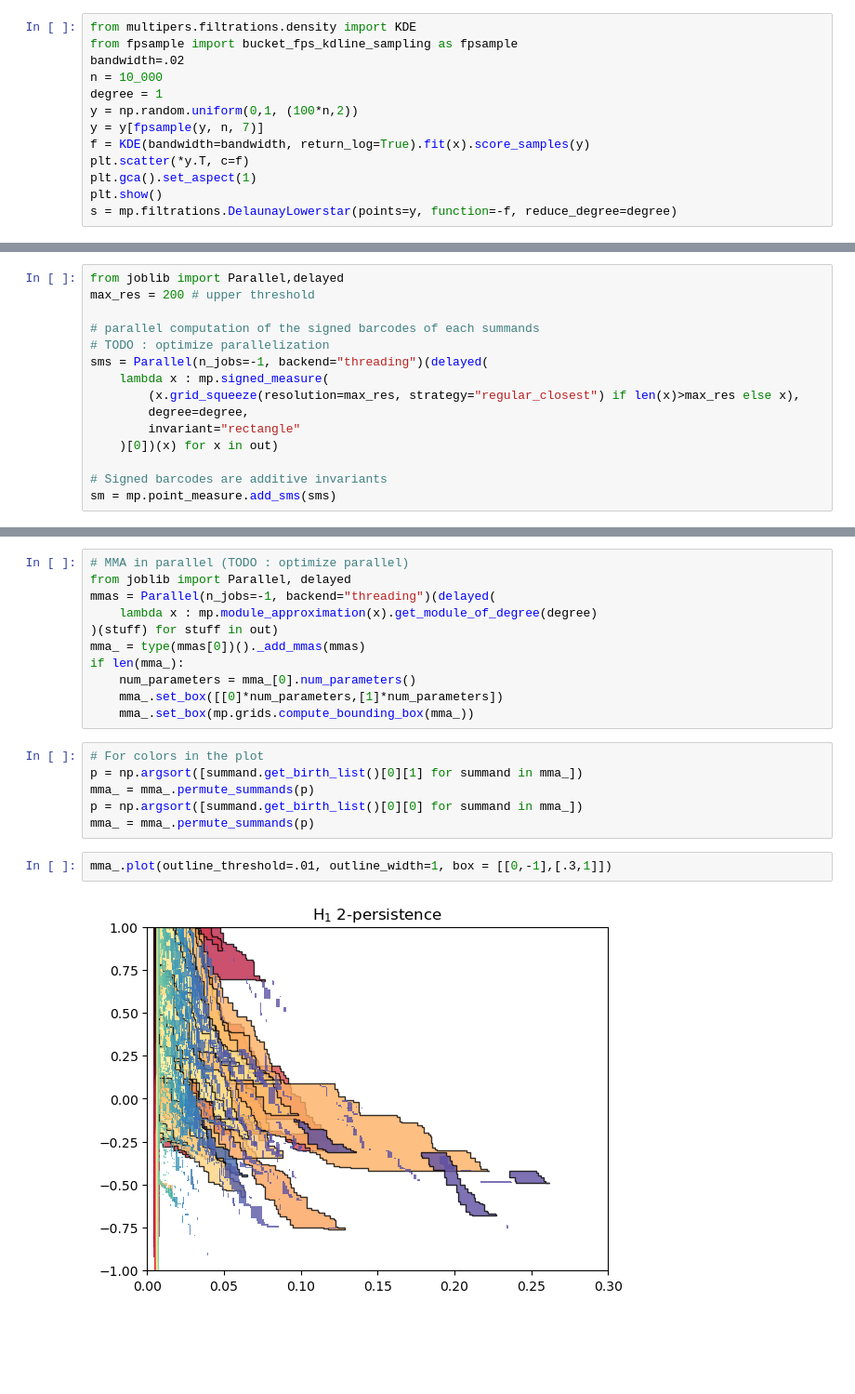
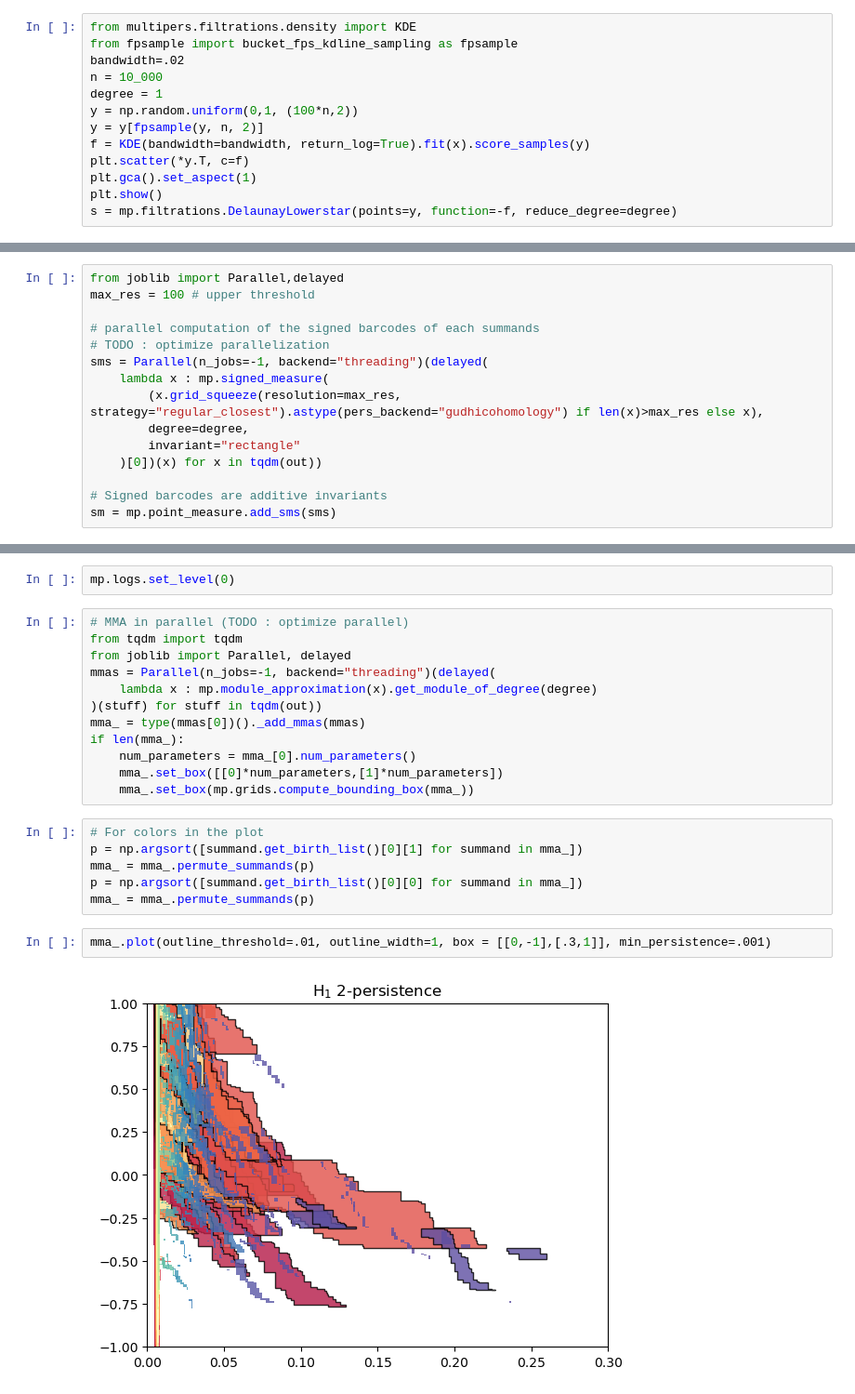
Before and after one commit to DavidLapous/multipers, a Jupyter notebook: docs/notebooks/AIDA.ipynb, the cells around one changed output, grey strips where cells are left out. Shown at 93% size. Drawn from its saved outputs; the diff is of its cells as text; blank space fills up the shorter version.

```diff
--- a/docs/notebooks/AIDA.ipynb
+++ b/docs/notebooks/AIDA.ipynb
@@ -96,7 +96,7 @@ bandwidth=.02
 n = 10_000
 degree = 1
 y = np.random.uniform(0,1, (100*n,2))
-y = y[fpsample(y, n, 7)]
+y = y[fpsample(y, n, 2)]
 f = KDE(bandwidth=bandwidth, return_log=True).fit(x).score_samples(y)
 plt.scatter(*y.T, c=f)
 plt.gca().set_aspect(1)
@@ -123,16 +124,16 @@ plt.gca().set_yscale("log")
 The most striking example of efficiency gains is computing the signed barcodes, which scales with the size of the grid, and hence vastly benefits from such strategy, as individual subgrids can be used for each summands.
 # %%
 from joblib import Parallel,delayed
-max_res = 200 # upper threshold
+max_res = 100 # upper threshold
 
 # parallel computation of the signed barcodes of each summands
 # TODO : optimize parallelization
 sms = Parallel(n_jobs=-1, backend="threading")(delayed(
     lambda x : mp.signed_measure(
-        (x.grid_squeeze(resolution=max_res, strategy="regular_closest") if len(x)>max_res else x),
+        (x.grid_squeeze(resolution=max_res, strategy="regular_closest").astype(pers_backend="gudhicohomology") if len(x)>max_res else x),
         degree=degree,
         invariant="rectangle"
-    )[0])(x) for x in out)
+    )[0])(x) for x in tqdm(out))
 
 # Signed barcodes are additive invariants
 sm = mp.point_measure.add_sms(sms)
@@ -154,11 +155,14 @@ array([[0.00378137, 0.00435642],
 # %% [markdown]
 Similarly, MMA decompositions can be obtained following this strategy
+# %%
+mp.logs.set_level(0)
 # %%
 # MMA in parallel (TODO : optimize parallel)
+from tqdm import tqdm
 from joblib import Parallel, delayed
 mmas = Parallel(n_jobs=-1, backend="threading")(delayed(
     lambda x : mp.module_approximation(x).get_module_of_degree(degree)
-)(stuff) for stuff in out)
+)(stuff) for stuff in tqdm(out))
 mma_ = type(mmas[0])()._add_mmas(mmas)
 if len(mma_):
     num_parameters = mma_[0].num_parameters()
@@ -171,6 +175,6 @@ mma_ = mma_.permute_summands(p)
 p = np.argsort([summand.get_birth_list()[0][0] for summand in mma_])
 mma_ = mma_.permute_summands(p)
 # %%
-mma_.plot(outline_threshold=.01, outline_width=1, box = [[0,-1],[.3,1]])
+mma_.plot(outline_threshold=.01, outline_width=1, box = [[0,-1],[.3,1]], min_persistence=.001)
 # %% [output]
-[figure, old version]
+[figure, new version]
```
Also changed, not shown: parts of 7 cells of this notebook, 1 other file.
